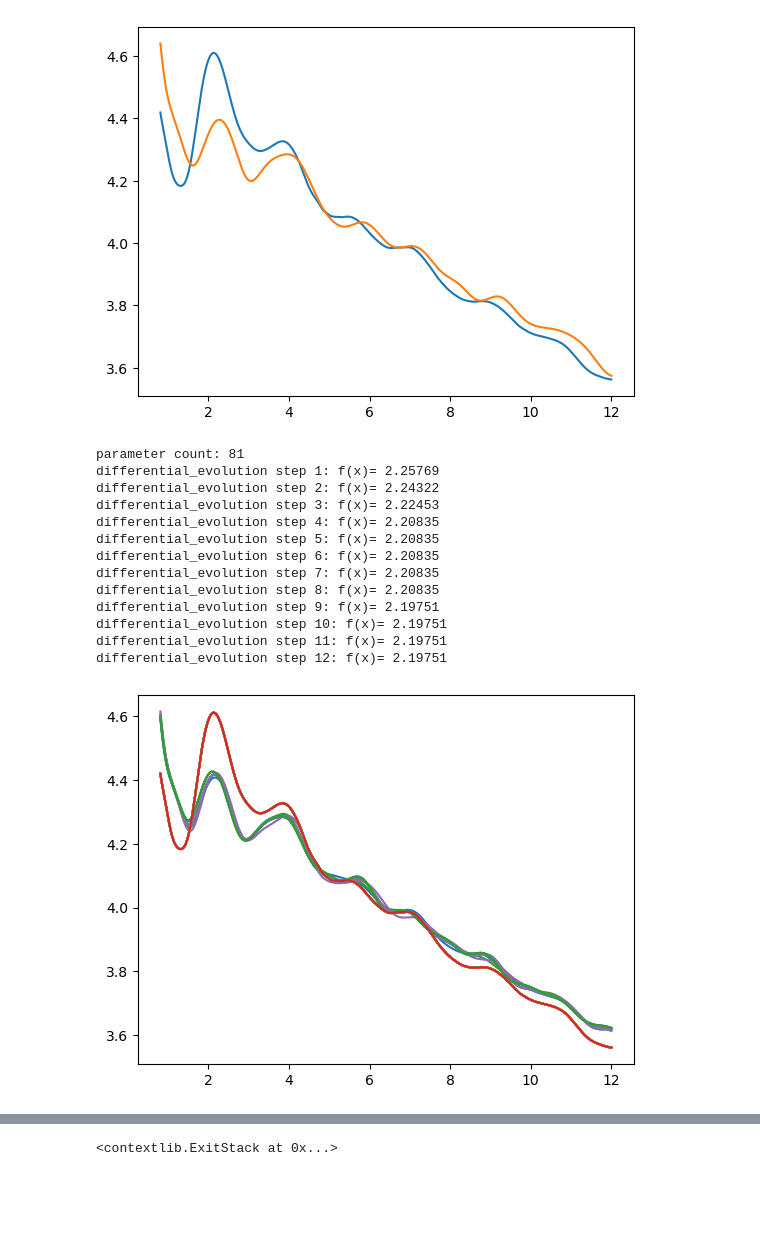
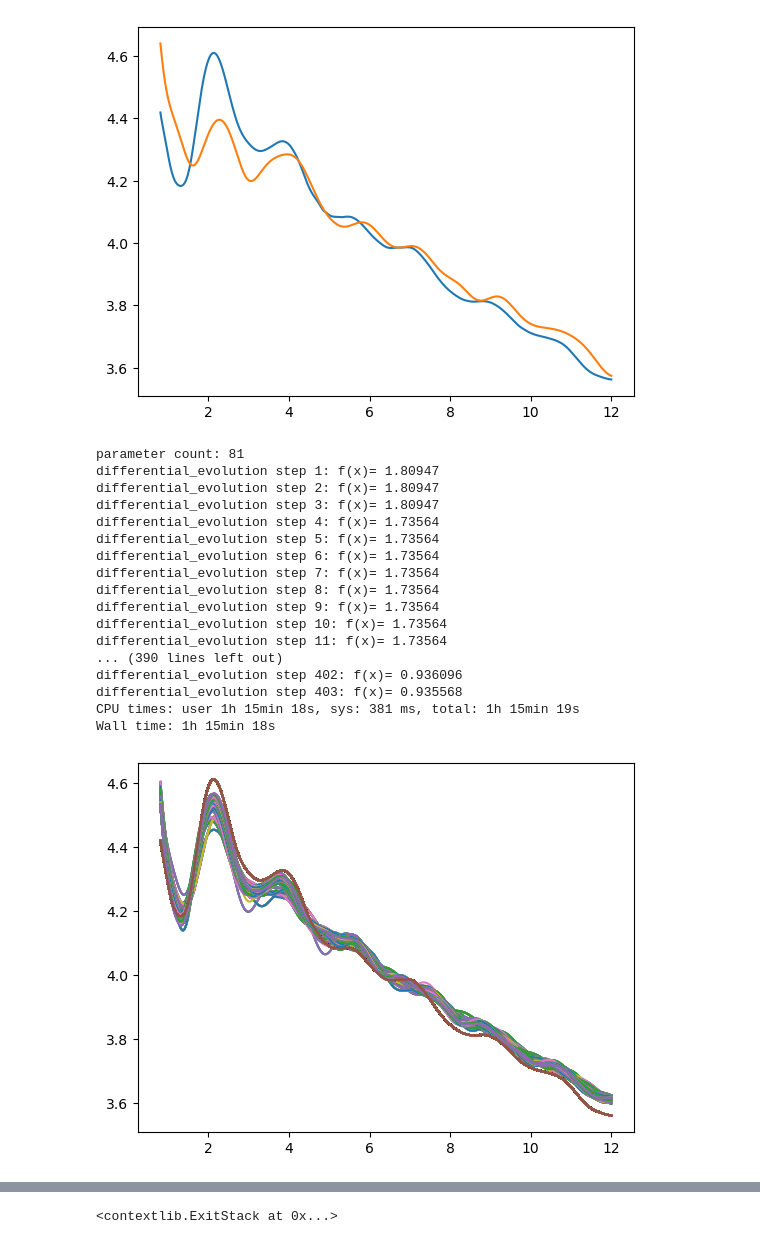
Before and after one commit to jklynch/iqsq, a Jupyter notebook: notebooks/iq-de-exp-02.ipynb, the cells around one changed output, grey strips where cells are left out. Cells and saved outputs as stored; diff of their text form; code cells hidden in the pictures; blank space fills up the shorter version.

```diff
--- a/notebooks/iq-de-exp-02.ipynb
+++ b/notebooks/iq-de-exp-02.ipynb
@@ -217,34 +222,44 @@ def display_best_cost(xk, convergence):
     plt.plot(trimmed_experimental_qIq[:, 0], 0.695 + np.log10(trimmed_experimental_qIq[:,1]), label="experiment")
     #plt.legend()
 # %%
+%%time
+
 from scipy.optimize import differential_evolution
 
+# started with +-0.25 bounds but the "best" offsets were at those bounds
+# need larger bounds
+# tried +-0.5, convergence in ~450 interations with some offsets near +-0.5
+# tried +-0.6, convergence in ~330 iterations with some offsets near +-0.6
 parameter_count = ideal_atom_positions_df.shape[0] * ideal_atom_positions_df.shape[1]
 print(f"parameter count: {parameter_count}")
 de_result = differential_evolution(
     func=Iq_cost,
-    bounds=[(-0.25, 0.25) for i in range(parameter_count)],
+    bounds=[(-0.90, 0.90) for i in range(parameter_count)],
     popsize=2,
     polish=False,
     disp=True,
     callback=display_best_cost,
     maxiter=1000
 )
 # %% [output]
 parameter count: 81
-differential_evolution step 1: f(x)= 2.25769
-differential_evolution step 2: f(x)= 2.24322
-differential_evolution step 3: f(x)= 2.22453
-differential_evolution step 4: f(x)= 2.20835
-differential_evolution step 5: f(x)= 2.20835
-differential_evolution step 6: f(x)= 2.20835
-differential_evolution step 7: f(x)= 2.20835
-differential_evolution step 8: f(x)= 2.20835
-differential_evolution step 9: f(x)= 2.19751
-differential_evolution step 10: f(x)= 2.19751
-differential_evolution step 11: f(x)= 2.19751
-differential_evolution step 12: f(x)= 2.19751
+differential_evolution step 1: f(x)= 1.80947
+differential_evolution step 2: f(x)= 1.80947
+differential_evolution step 3: f(x)= 1.80947
+differential_evolution step 4: f(x)= 1.73564
+differential_evolution step 5: f(x)= 1.73564
+differential_evolution step 6: f(x)= 1.73564
+differential_evolution step 7: f(x)= 1.73564
+differential_evolution step 8: f(x)= 1.73564
+differential_evolution step 9: f(x)= 1.73564
+differential_evolution step 10: f(x)= 1.73564
+differential_evolution step 11: f(x)= 1.73564
+... (390 lines left out)
+differential_evolution step 402: f(x)= 0.936096
+differential_evolution step 403: f(x)= 0.935568
+CPU times: user 1h 15min 18s, sys: 381 ms, total: 1h 15min 19s
+Wall time: 1h 15min 18s
-[figure, old version]
+[figure, new version]
 # %%
 de_result
 # %% [output]
```
Also changed, not shown: parts of 4 cells of this notebook.
